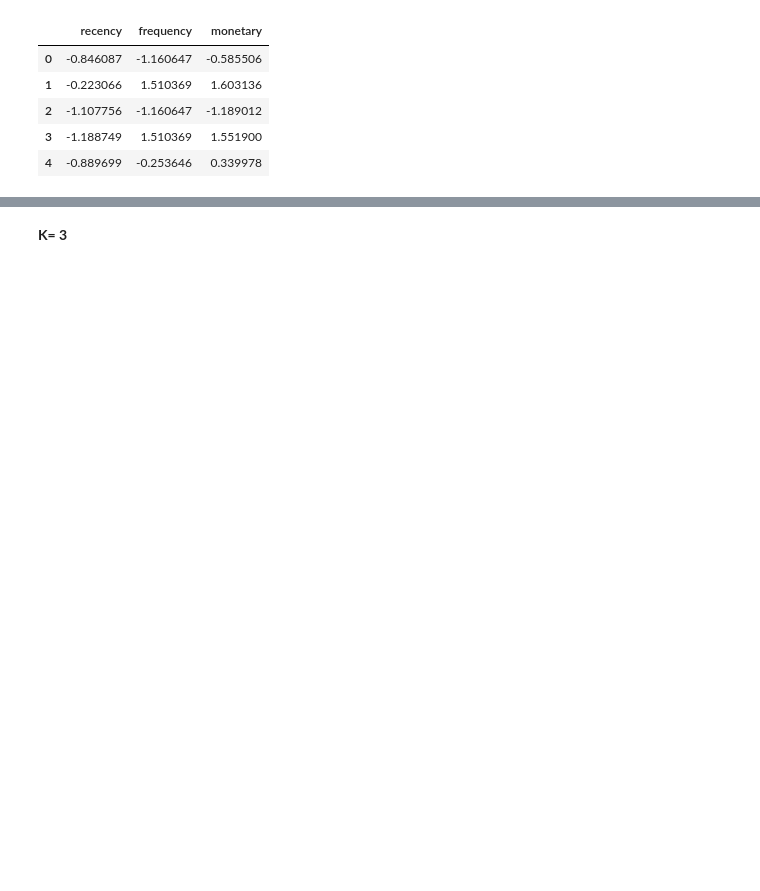
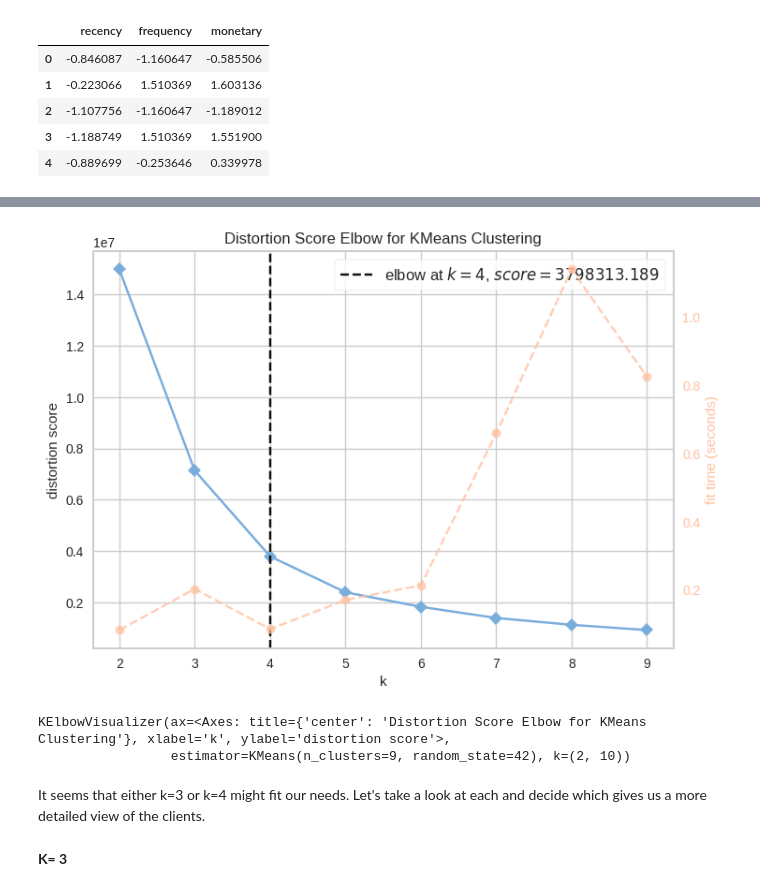
Before and after one commit to larixgomex/customer_segmentation, a Jupyter notebook: Customer_Segmentation.ipynb, the cells around one changed output, grey strips where cells are left out. Drawn from its saved outputs; the diff is of its cells as text; code cells hidden in the pictures; blank space fills up the shorter version.

```diff
--- a/Customer_Segmentation.ipynb
+++ b/Customer_Segmentation.ipynb
@@ -466,3 +541,14 @@ plt.show()
+# %%
+X, y = load_nfl()
+
+# Use the quick method and immediately show the figure
+kelbow_visualizer(KMeans(random_state=42), X, k=(2,10))
+# %% [output]
+[figure, added]
+KElbowVisualizer(ax=<Axes: title={'center': 'Distortion Score Elbow for KMeans Clustering'}, xlabel='k', ylabel='distortion score'>,
+                 estimator=KMeans(n_clusters=9, random_state=42), k=(2, 10))
+# %% [markdown]
+It seems that either k=3 or k=4 might fit our needs. Let's take a look at each and decide which gives us a more detailed view of the clients.
 # %% [markdown]
 **K= 3**
 # %%
```
Also changed, not shown: parts of 37 cells of this notebook.
